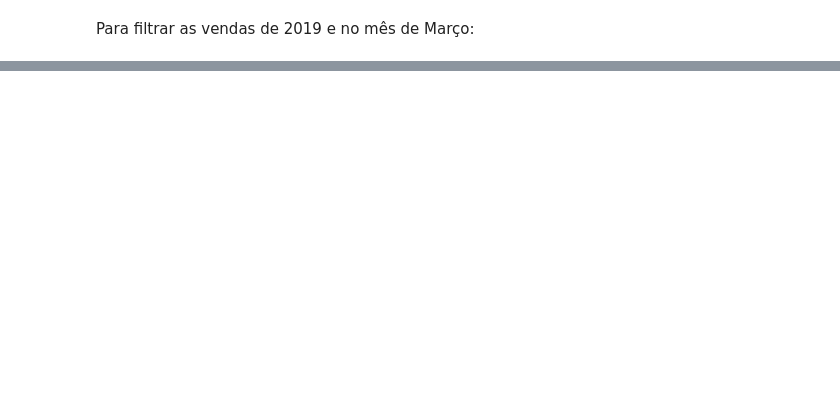
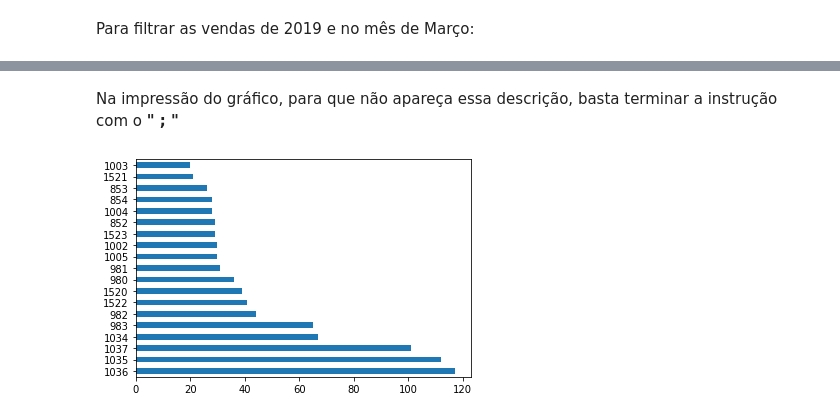
Before and after one commit to alexsandro-matias/lab_dio, a Jupyter notebook: aula06_Visualização_de_Dados_no_Pandas.ipynb, the cells around one changed output, grey strips where cells are left out. Saved outputs shown, nothing was run; the diff lists cells and outputs as text; code cells hidden in the pictures; blank space fills up the shorter version.

```diff
--- a/aula06_Visualização_de_Dados_no_Pandas.ipynb
+++ b/aula06_Visualização_de_Dados_no_Pandas.ipynb
@@ -175,0 +224,6 @@ vendas_marco_2019.sample(15)
+# %% [markdown]
+Na impressão do gráfico, para que não apareça essa descrição, basta terminar a instrução com o **" ; "**
+# %%
+df["LojaID"].value_counts(ascending=False).plot.barh();
+# %% [output]
+[figure, added]
```
Also changed, not shown: parts of 23 cells of this notebook.
